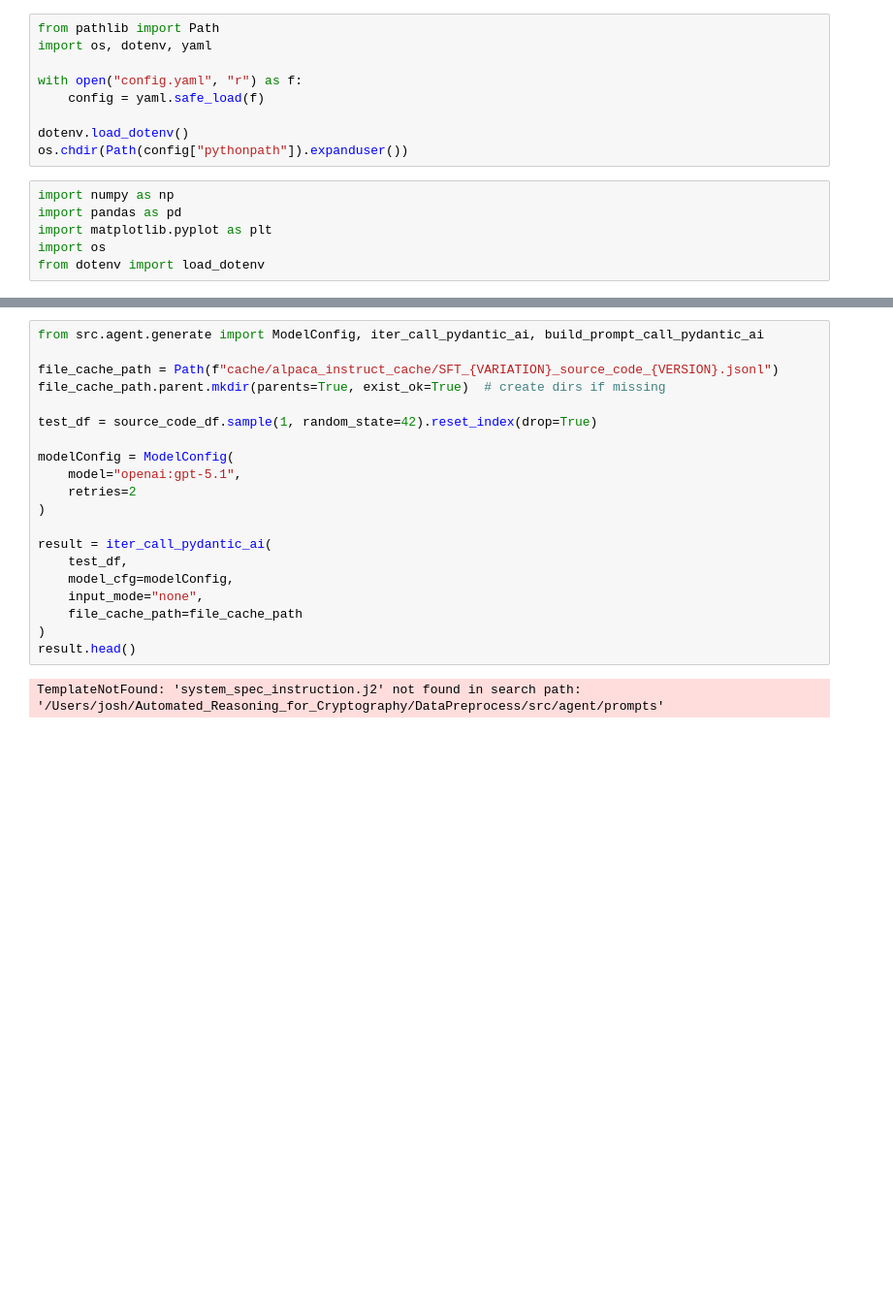
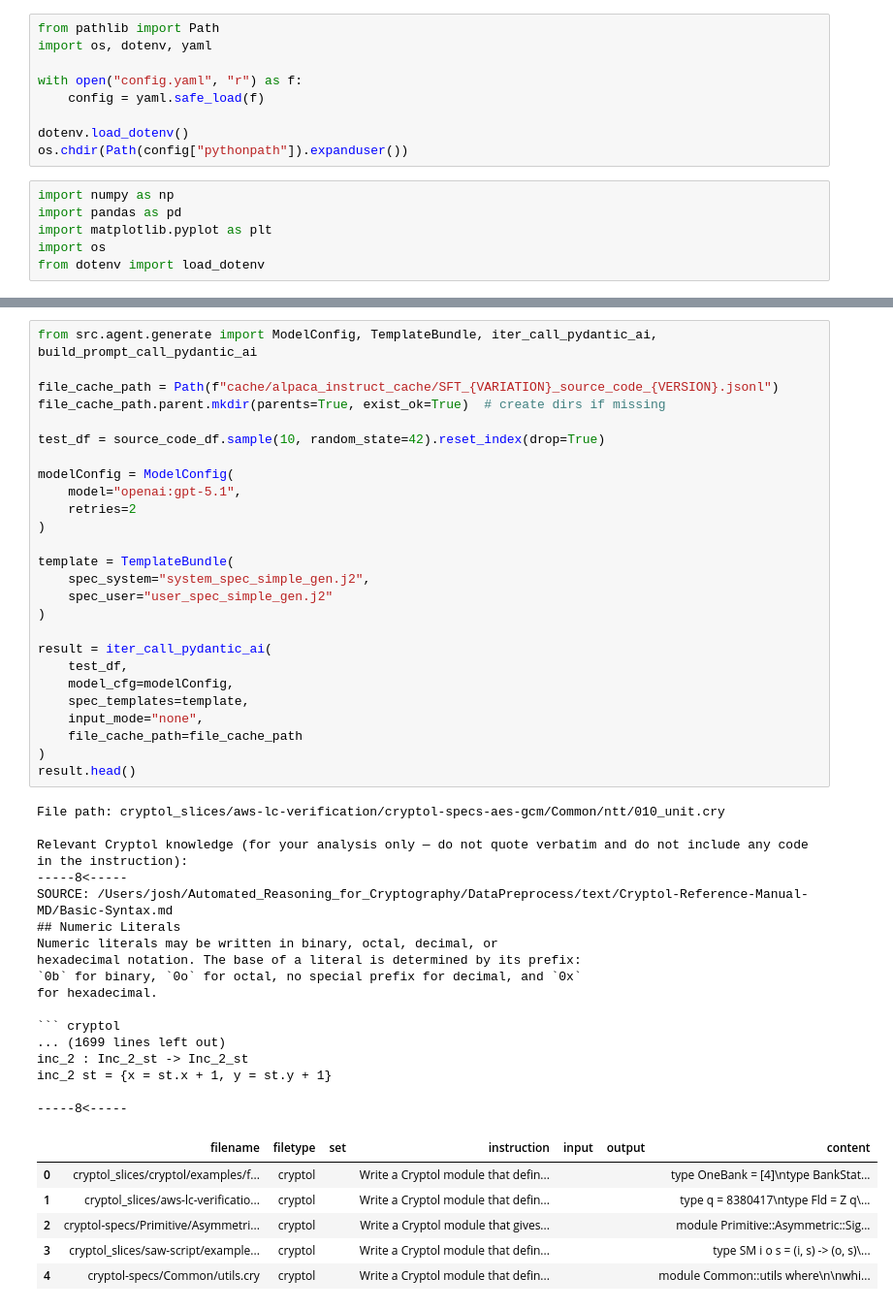
Before and after one commit to jo5huar3/DataPreprocess, a Jupyter notebook: notebooks/06_Generate_Training_Examples.ipynb, the cells around one changed output, grey strips where cells are left out. Shown at 97% size. Saved outputs shown, nothing was run; the diff lists cells and outputs as text; blank space fills up the shorter version.

````diff
--- a/notebooks/06_Generate_Training_Examples.ipynb
+++ b/notebooks/06_Generate_Training_Examples.ipynb
@@ -31,24 +31,52 @@ source_code_df.head()
 | 3 | AES-GCM-SIV-proof/proof/cryptol-s... | cryptol | type Nb = 4\ntype State = [4][Nb]... | without_comments | NaN | NaN |
 | 4 | AES-GCM-SIV-proof/proof/cryptol-s... | cryptol | module Common::AES where\n\nparam... | without_comments | NaN | NaN |
 # %%
-from src.agent.generate import ModelConfig, iter_call_pydantic_ai, build_prompt_call_pydantic_ai
+from src.agent.generate import ModelConfig, TemplateBundle, iter_call_pydantic_ai, build_prompt_call_pydantic_ai
 
 file_cache_path = Path(f"cache/alpaca_instruct_cache/SFT_{VARIATION}_source_code_{VERSION}.jsonl")
 file_cache_path.parent.mkdir(parents=True, exist_ok=True)  # create dirs if missing
 
-test_df = source_code_df.sample(1, random_state=42).reset_index(drop=True)
+test_df = source_code_df.sample(10, random_state=42).reset_index(drop=True)
 
 modelConfig = ModelConfig(
     model="openai:gpt-5.1",
     retries=2
 )
 
+template = TemplateBundle(
+    spec_system="system_spec_simple_gen.j2",
+    spec_user="user_spec_simple_gen.j2"
+)
+
 result = iter_call_pydantic_ai(
     test_df,
     model_cfg=modelConfig,
+    spec_templates=template,
     input_mode="none",
     file_cache_path=file_cache_path
 )
 result.head()
 # %% [output]
-TemplateNotFound: 'system_spec_instruction.j2' not found in search path: '/Users/josh/Automated_Reasoning_for_Cryptography/DataPreprocess/src/agent/prompts'
+File path: cryptol_slices/aws-lc-verification/cryptol-specs-aes-gcm/Common/ntt/010_unit.cry
+
+Relevant Cryptol knowledge (for your analysis only — do not quote verbatim and do not include any code in the instruction):
+-----8<-----
+SOURCE: /Users/josh/Automated_Reasoning_for_Cryptography/DataPreprocess/text/Cryptol-Reference-Manual-MD/Basic-Syntax.md
+## Numeric Literals
+Numeric literals may be written in binary, octal, decimal, or
+hexadecimal notation. The base of a literal is determined by its prefix:
+`0b` for binary, `0o` for octal, no special prefix for decimal, and `0x`
+for hexadecimal.
+
+``` cryptol
+... (1699 lines left out)
+inc_2 : Inc_2_st -> Inc_2_st
+inc_2 st = {x = st.x + 1, y = st.y + 1}
+
+-----8<-----
+|  | filename | filetype | set | instruction | input | output | content |
+| 0 | cryptol_slices/cryptol/examples/f... | cryptol |  | Write a Cryptol module that defin... |  |  | type OneBank = [4]\ntype BankStat... |
+| 1 | cryptol_slices/aws-lc-verificatio... | cryptol |  | Write a Cryptol module that defin... |  |  | type q = 8380417\ntype Fld = Z q\... |
+| 2 | cryptol-specs/Primitive/Asymmetri... | cryptol |  | Write a Cryptol module that gives... |  |  | module Primitive::Asymmetric::Sig... |
+| 3 | cryptol_slices/saw-script/example... | cryptol |  | Write a Cryptol module that defin... |  |  | type SM i o s = (i, s) -> (o, s)\... |
+| 4 | cryptol-specs/Common/utils.cry | cryptol |  | Write a Cryptol module that defin... |  |  | module Common::utils where\n\nwhi... |
````
Also changed, not shown: parts of 1 cell of this notebook.
